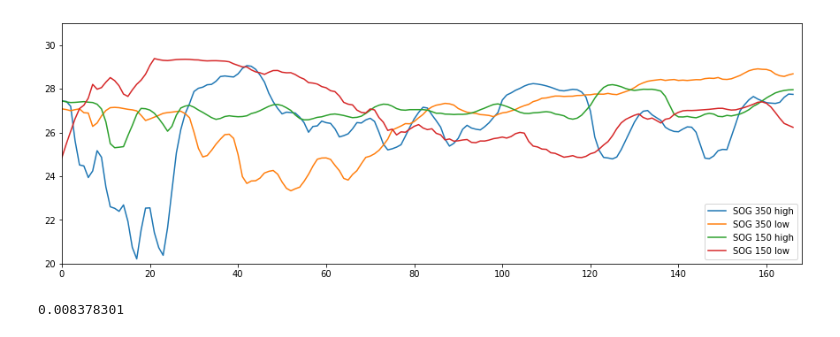
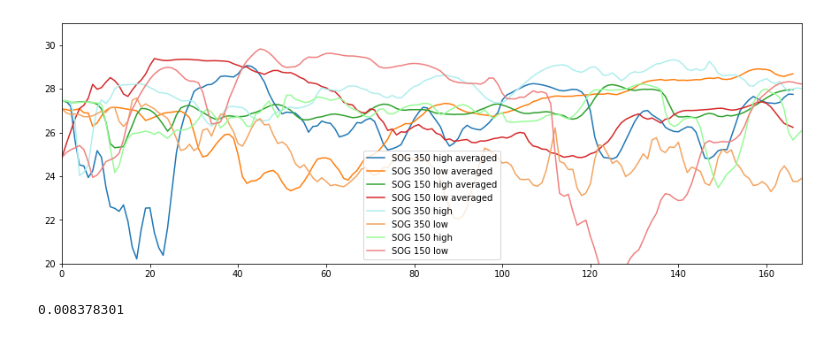
Before and after one commit to SalishSeaCast/analysis-vicky, a Jupyter notebook: notebooks/SixteenRuns.ipynb, the cells around one changed output. Cells and saved outputs as stored; diff of their text form; code cells hidden in the pictures.

```diff
--- a/notebooks/SixteenRuns.ipynb
+++ b/notebooks/SixteenRuns.ipynb
@@ -184,17 +184,6 @@ for hr in range(1,168):
     BP150lowsal = np.append(BP150lowsal,
                               np.ma.mean(np.ma.masked_array(BP150lowt['Results']['salinity']['salinity_00' + "{0:03}".format(hr)][-1,:],
                                                             mask = BP150lowmask)))
-# %%
-fig, ax = plt.subplots(figsize = (15,5))
-ax.plot(SOG350highsal, label = 'SOG 350 high')
-ax.plot(SOG350lowsal, label = 'SOG 350 low')
-ax.plot(SOG150highsal, label = 'SOG 150 high')
-ax.plot(SOG150lowsal, label = 'SOG 150 low')
-ax.set_xlim(0,168)
-ax.set_ylim(20,31)
-ax.legend();
-# %% [output]
-[figure, removed]
 # %%
 SOGs0 = np.array([])
 SOGs1 = np.array([])
@@ -206,6 +195,21 @@ for key in list(SOG350hight['Results']['salinity'].keys()):
     SOGs1 = np.append(SOGs1, SOG350lowt['Results']['salinity'][key][-1, 251, 473])
     SOGs2 = np.append(SOGs2, SOG150hight['Results']['salinity'][key][-1, 251, 473])
     SOGs3 = np.append(SOGs3, SOG150lowt['Results']['salinity'][key][-1, 251, 473])
+# %%
+fig, ax = plt.subplots(figsize = (15,5))
+ax.plot(SOG350highsal, label = 'SOG 350 high averaged')
+ax.plot(SOG350lowsal, label = 'SOG 350 low averaged')
+ax.plot(SOG150highsal, label = 'SOG 150 high averaged')
+ax.plot(SOG150lowsal, label = 'SOG 150 low averaged')
+ax.plot(SOGs0, color = 'paleturquoise', label = 'SOG 350 high')
+ax.plot(SOGs1, color = 'sandybrown', label = 'SOG 350 low')
+ax.plot(SOGs2, color = 'palegreen',  label = 'SOG 150 high')
+ax.plot(SOGs3, color = 'lightcoral', label = 'SOG 150 low')
+ax.set_xlim(0,168)
+ax.set_ylim(20,31)
+ax.legend();
+# %% [output]
+[figure, added]
 # %%
 SOG350hight['Results']['Diffusivity']['Diffusivity_00001'][-2, 251, 473]
 # %% [output]
```
